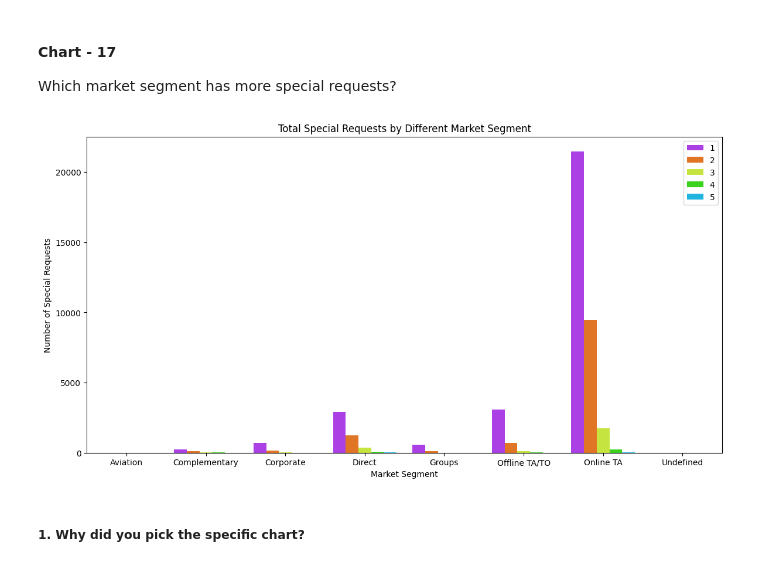
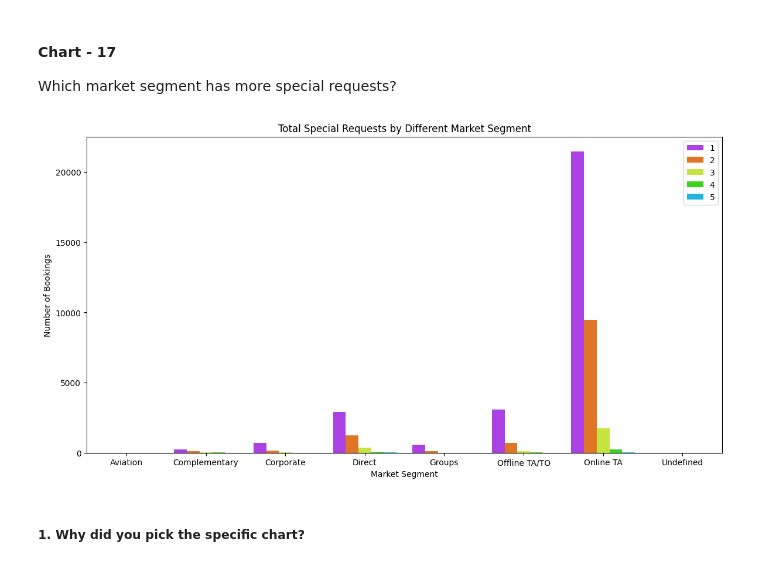
Before and after one commit to abhikr11/EDA_Hotel_Booking_Analysis_Project, a Jupyter notebook: EDA_Hotel_Booking_Analysis_Project.ipynb, the cells around one changed output. Cells and saved outputs as stored; diff of their text form; code cells hidden in the pictures.

```diff
--- a/EDA_Hotel_Booking_Analysis_Project.ipynb
+++ b/EDA_Hotel_Booking_Analysis_Project.ipynb
@@ -1483,18 +1474,18 @@ segment_wise_special_request = df[df.total_of_special_requests != 0].groupby(['m
 # %%
 #plot bar chart
 plt.figure(figsize = (14,7))
 sns.barplot(y='hotel',
             x= 'market_segment',
             hue= 'total_of_special_requests',
             data = segment_wise_special_request,
             palette = 'gist_ncar_r')
 plt.title('Total Special Requests by Different Market Segment')
 plt.xlabel('Market Segment')
-plt.ylabel('Number of Special Requests')
+plt.ylabel('Number of Bookings')
 plt.legend(loc = 'upper right')
 plt.show()
 # %% [output]
-[figure, old version]
+[figure, new version]
 # %% [markdown]
 ##### 1. Why did you pick the specific chart?
 # %% [markdown]
```
Also changed, not shown: parts of 11 cells of this notebook.
